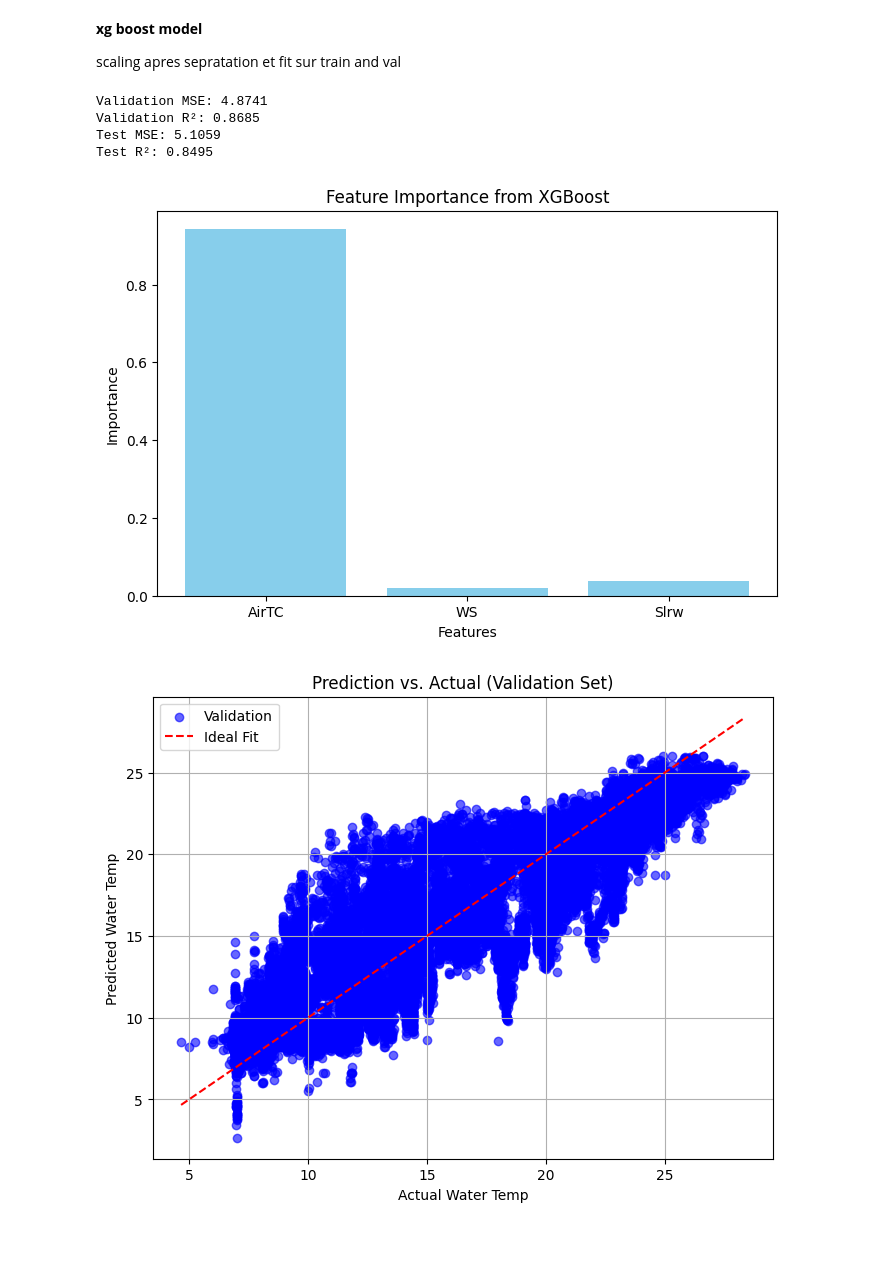
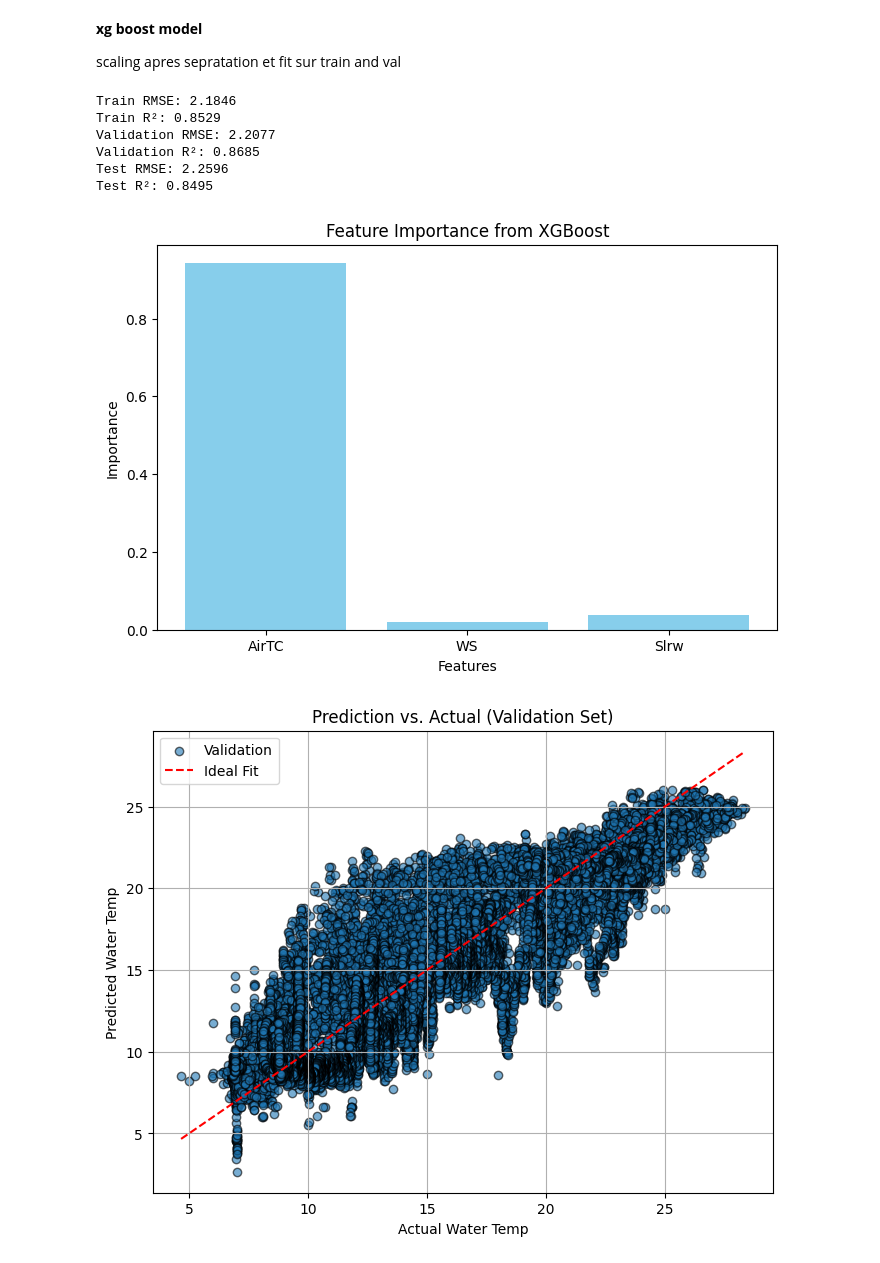
Before and after one commit to SamLutz/2024_MLEES, a Jupyter notebook: final_project_working.ipynb, the cells around one changed output. Drawn from its saved outputs; the diff is of its cells as text; code cells hidden in the pictures.

```diff
--- a/final_project_working.ipynb
+++ b/final_project_working.ipynb
@@ -454,20 +489,30 @@ xgb_model = XGBRegressor(
 # Step 2: Train the model
 xgb_model.fit(X_train, y_train)
 
+y_train_pred = xgb_model.predict(X_train)
+train_mse = mean_squared_error(y_train, y_train_pred)
+train_rmse = np.sqrt(train_mse)  # Calculate RMSE for training
+train_r2 = r2_score(y_train, y_train_pred)
+print(f"Train RMSE: {train_rmse:.4f}")
+print(f"Train R²: {train_r2:.4f}")
+
+
 # Step 3: Validate the model
 y_val_pred = xgb_model.predict(X_val)
 val_mse = mean_squared_error(y_val, y_val_pred)
+val_rmse = np.sqrt(val_mse)  # Calculate RMSE for validation
 val_r2 = r2_score(y_val, y_val_pred)
 
-print(f"Validation MSE: {val_mse:.4f}")
+print(f"Validation RMSE: {val_rmse:.4f}")
 print(f"Validation R²: {val_r2:.4f}")
 
 # Step 4: Test the model
 y_test_pred = xgb_model.predict(X_test)
 test_mse = mean_squared_error(y_test, y_test_pred)
+test_rmse = np.sqrt(test_mse)  # Calculate RMSE for test
 test_r2 = r2_score(y_test, y_test_pred)
 
-print(f"Test MSE: {test_mse:.4f}")
+print(f"Test RMSE: {test_rmse:.4f}")
 print(f"Test R²: {test_r2:.4f}")
 
 # Step 5: Feature Importance Visualization
@@ -480,24 +525,26 @@ plt.xlabel("Features")
 plt.ylabel("Importance")
 plt.show()
 # %% [output]
-Validation MSE: 4.8741
+Train RMSE: 2.1846
+Train R²: 0.8529
+Validation RMSE: 2.2077
 Validation R²: 0.8685
-Test MSE: 5.1059
+Test RMSE: 2.2596
 Test R²: 0.8495
 [figure]
 # %%
 # Prediction vs. Actual for Validation Data
 plt.figure(figsize=(8, 6))
-plt.scatter(y_val, y_val_pred, alpha=0.6, color="blue", label="Validation")
+plt.scatter(y_val, y_val_pred, alpha=0.6, edgecolor="k", label="Validation")
 plt.plot([y_val.min(), y_val.max()], [y_val.min(), y_val.max()], 'r--', label="Ideal Fit")
 plt.xlabel("Actual Water Temp")
 plt.ylabel("Predicted Water Temp")
 plt.title("Prediction vs. Actual (Validation Set)")
 plt.legend()
 plt.grid()
 plt.show()
 # %% [output]
-[figure, old version]
+[figure, new version]
 # %%
 import shap
 
```
Also changed, not shown: parts of 4 cells of this notebook.
